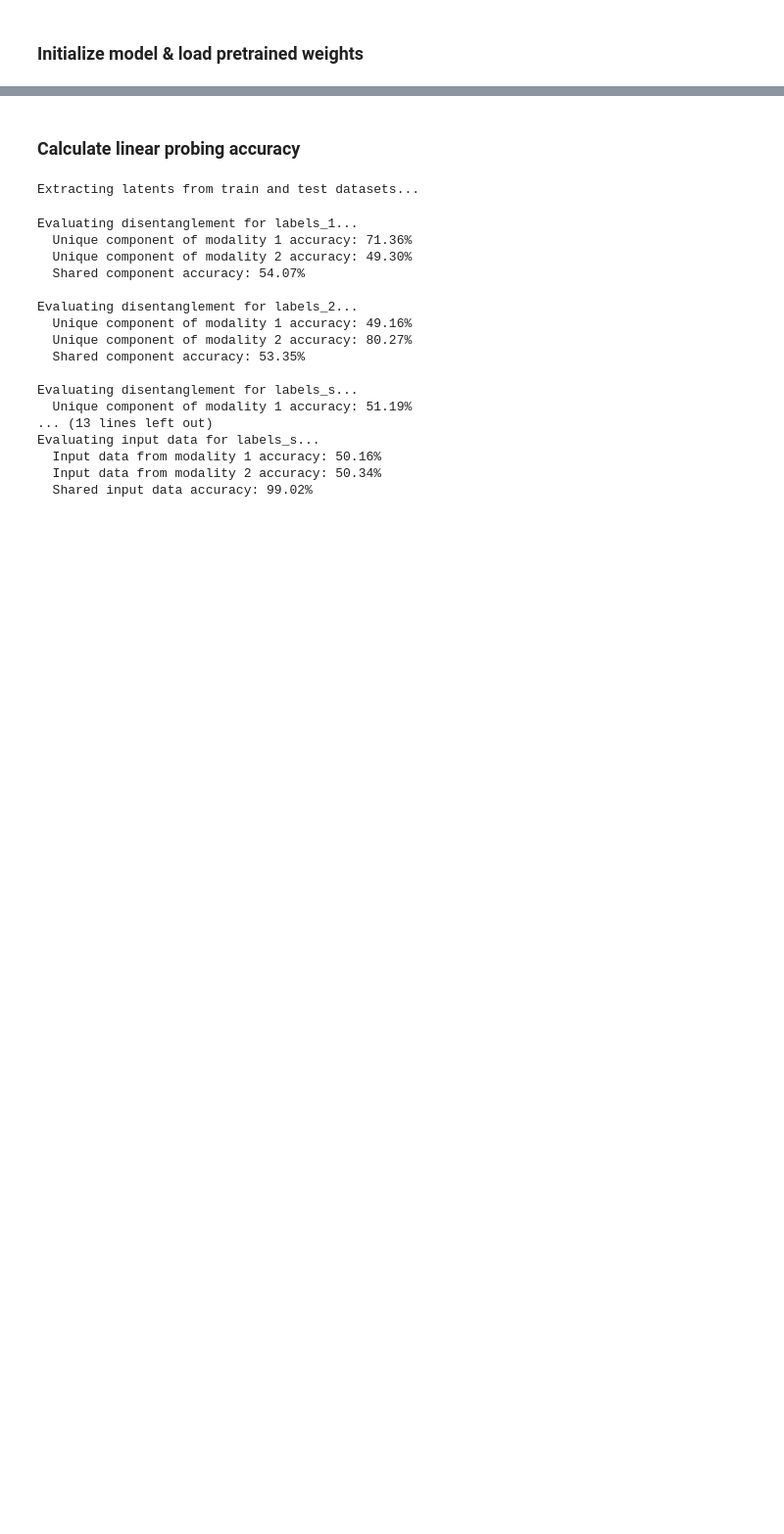
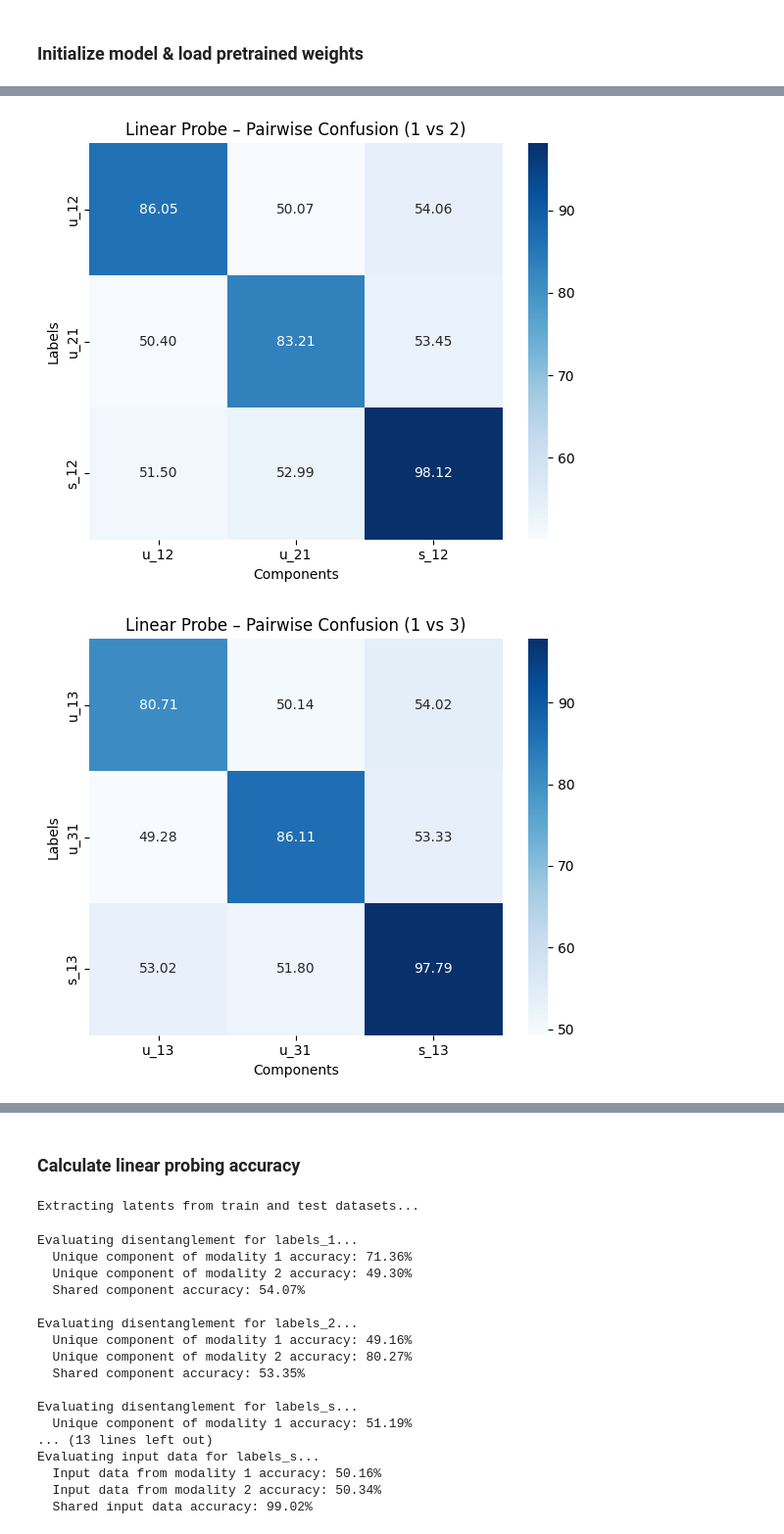
Before and after one commit to Vascorn/RePercENT, a Jupyter notebook: notebooks/repercent_synthetic.ipynb, the cells around one changed output, grey strips where cells are left out. Shown at 98% size. Drawn from its saved outputs; the diff is of its cells as text; code cells hidden in the pictures; blank space fills up the shorter version.

```diff
--- a/notebooks/repercent_synthetic.ipynb
+++ b/notebooks/repercent_synthetic.ipynb
@@ -16,0 +14,5 @@ The autoreload extension is already loaded. To reload it, use:
+# %%
+from itertools import permutations
+M = 3
+for i, j in permutations(range(1, M + 1), 2):
+    print(i, j)
@@ -93,0 +204,63 @@ model.load_state_dict(loaded_checkpoint['model_state_dict'])
+# %%
+def parse_pair(key):
+    # "u_12" or "s_23"
+    i = int(key[2]) - 1
+    j = int(key[3]) - 1
+    return i, j
+
+import numpy as np
+import matplotlib.pyplot as plt
+import seaborn as sns
+from itertools import combinations
+
+def plot_pairwise_confusion_matrices(linear_probe_acc, M, figsize=(5, 4)):
+    """
+    Plot M*(M-1)/2 confusion matrices, one per modality pair.
+
+    Rows: labels
+    Columns: components
+    Values: linear probe accuracy
+    """
+
+    # reconstruct component & label keys (same set)
+    label_keys = list(linear_probe_acc.keys())
+    comp_keys = label_keys.copy()
+
+    # build full accuracy matrix (rows=labels, cols=components)
+    A = np.stack([linear_probe_acc[k] for k in label_keys], axis=0)
+
+    # all unordered modality pairs
+    pairs = list(combinations(range(M), 2))
+
+    for (i, j) in pairs:
+        pair_name = f"{i+1} vs {j+1}"
+
+        # columns: u_ij, u_ji, s_ij
+        col_keys = [f"u_{i+1}{j+1}", f"u_{j+1}{i+1}", f"s_{i+1}{j+1}"]
+        col_idx = [comp_keys.index(k) for k in col_keys]
+
+        # rows: same pairwise labels
+        row_keys = col_keys
+        row_idx = [label_keys.index(k) for k in row_keys]
+
+        submat = A[np.ix_(row_idx, col_idx)]
+
+        plt.figure(figsize=figsize)
+        sns.heatmap(
+            submat,
+            annot=True,
+            fmt=".2f",
+            cmap="Blues",
+            xticklabels=col_keys,
+            yticklabels=row_keys,
+            cbar=True,
+        )
+        plt.title(f"Linear Probe – Pairwise Confusion ({pair_name})")
+        plt.xlabel("Components")
+        plt.ylabel("Labels")
+        plt.tight_layout()
+        plt.show()
+plot_pairwise_confusion_matrices(linear_probe_acc, M= data_config["create_data"]["M"], figsize=(6, 5))
+# %% [output]
+[figure, added]
+[figure, added]
```
Also changed, not shown: parts of 14 cells of this notebook, 12 other files.
